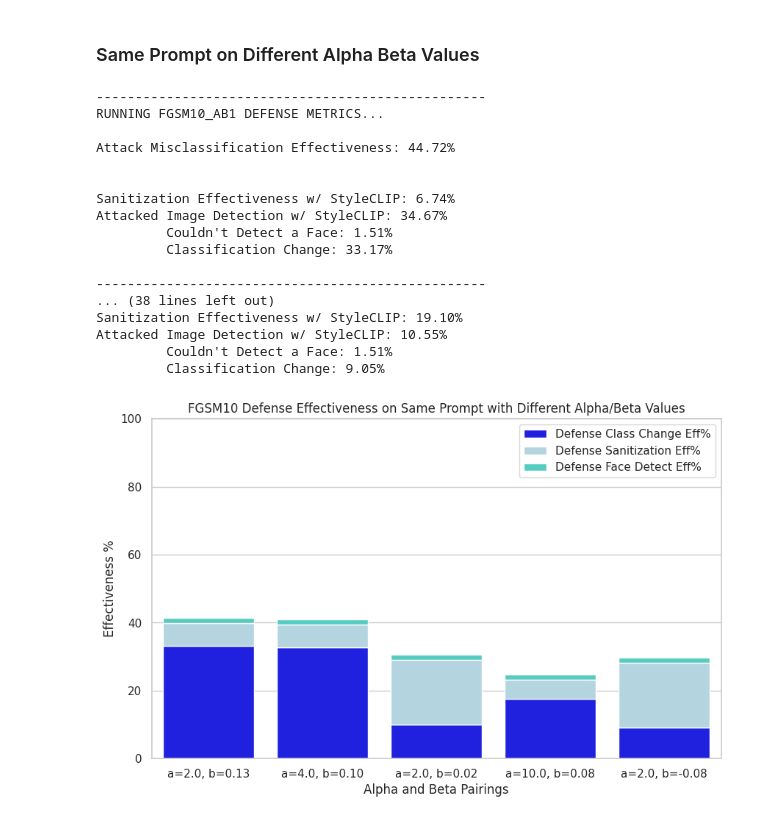
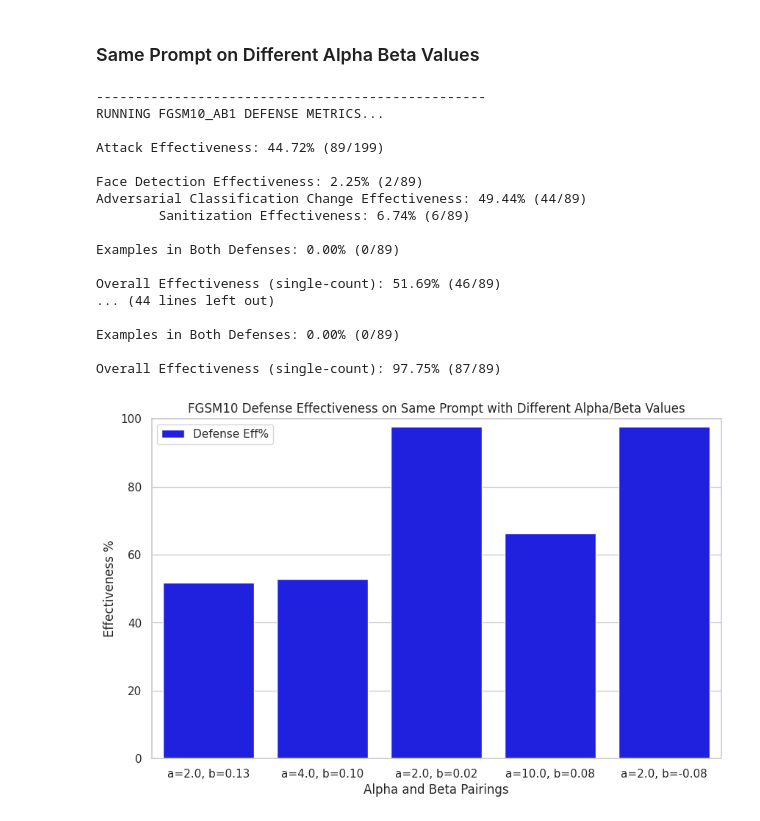
Before and after one commit to hassledw/StyleCLIP_Defense, a Jupyter notebook: celeb_metrics.ipynb, the cells around one changed output. Saved outputs shown, nothing was run; the diff lists cells and outputs as text; code cells hidden in the pictures.

```diff
--- a/celeb_metrics.ipynb
+++ b/celeb_metrics.ipynb
@@ -307,55 +314,51 @@ test_defended_df_ab4 = pd.read_csv("/home/grads/hassledw/StyleCLIP_Defense/Celeb
 fgsm10_defend_df_ab5 = pd.read_csv("/home/grads/hassledw/StyleCLIP_Defense/CelebA_HQ-Labeled/StyleCLIP-FGSM10-ab5.csv")
 test_defended_df_ab5 = pd.read_csv("/home/grads/hassledw/StyleCLIP_Defense/CelebA_HQ-Labeled/StyleCLIP-test-ab5.csv")
 
-_, _, ab1 = print_defense_metrics("FGSM10_AB1", fgsm10_attack_df, fgsm10_defend_df_ab1, fgsm10_detected_df, test_defended_df=test_defended_df_ab1)
-_, _, ab2 = print_defense_metrics("FGSM10_AB2", fgsm10_attack_df, fgsm10_defend_df_ab2, fgsm10_detected_df, test_defended_df=test_defended_df_ab2)
-_, _, ab3 = print_defense_metrics("FGSM10_AB3", fgsm10_attack_df, fgsm10_defend_df_ab3, fgsm10_detected_df, test_defended_df=test_defended_df_ab3)
-_, _, ab4 = print_defense_metrics("FGSM10_AB4", fgsm10_attack_df, fgsm10_defend_df_ab4, fgsm10_detected_df, test_defended_df=test_defended_df_ab4)
-_, _, ab5 = print_defense_metrics("FGSM10_AB5", fgsm10_attack_df, fgsm10_defend_df_ab5, fgsm10_detected_df, test_defended_df=test_defended_df_ab5)
+ab1_def, ab1_att, ab1 = print_defense_metrics("FGSM10_AB1", fgsm10_attack_df, fgsm10_defend_df_ab1, fgsm10_detected_df, test_defended_df=test_defended_df_ab1)
+ab2_def, ab2_att, ab2 = print_defense_metrics("FGSM10_AB2", fgsm10_attack_df, fgsm10_defend_df_ab2, fgsm10_detected_df, test_defended_df=test_defended_df_ab2)
+ab3_def, ab3_att, ab3 = print_defense_metrics("FGSM10_AB3", fgsm10_attack_df, fgsm10_defend_df_ab3, fgsm10_detected_df, test_defended_df=test_defended_df_ab3)
+ab4_def, ab4_att, ab4 = print_defense_metrics("FGSM10_AB4", fgsm10_attack_df, fgsm10_defend_df_ab4, fgsm10_detected_df, test_defended_df=test_defended_df_ab4)
+ab5_def, ab5_att, ab5 = print_defense_metrics("FGSM10_AB5", fgsm10_attack_df, fgsm10_defend_df_ab5, fgsm10_detected_df, test_defended_df=test_defended_df_ab5)
 
 # Sample data
 data = {
     'Category': ['a=2.0, b=0.13', 'a=4.0, b=0.10', 'a=2.0, b=0.02', 'a=10.0, b=0.08', 'a=2.0, b=-0.08'],
-    'Defense Class Change Eff%': [ab1["class_change"], ab2["class_change"], ab3["class_change"], ab4["class_change"], ab5["class_change"]],
-    'Defense Sanitization Eff%': [ab1["sanitization"], ab2["sanitization"], ab3["sanitization"], ab4["sanitization"], ab5["sanitization"]],
-    'Defense Face Detect Eff%': [ab1["face_det"], ab2["face_det"], ab3["face_det"], ab4["face_det"], ab5["face_det"]],
+    'Defense Eff%': [ab1_def, ab2_def, ab3_def, ab4_def, ab5_def]
 }
 
 df = pd.DataFrame(data)
 
 # Set the seaborn style
 sns.set(style="whitegrid")
 
 # Create a bar plot using Seaborn
 plt.figure(figsize=(10, 6))
-sns.barplot(x='Category', y='Defense Class Change Eff%', data=df, color='blue', label='Defense Class Change Eff%')
-sns.barplot(x='Category', y='Defense Sanitization Eff%', data=df, color='lightblue', label='Defense Sanitization Eff%', bottom=df['Defense Class Change Eff%'])
-sns.barplot(x='Category', y='Defense Face Detect Eff%', data=df, color='turquoise', label='Defense Face Detect Eff%', bottom=df['Defense Class Change Eff%'] + df['Defense Sanitization Eff%'])
+sns.barplot(x='Category', y='Defense Eff%', data=df, color='blue', label='Defense Eff%')
 plt.legend()
 plt.ylim(0, 100)
 
 # Set plot labels and title
 plt.xlabel('Alpha and Beta Pairings')
 plt.ylabel('Effectiveness %')
 plt.title('FGSM10 Defense Effectiveness on Same Prompt with Different Alpha/Beta Values')
 # Show the plot
 plt.show()
 # %% [output]
 --------------------------------------------------
 RUNNING FGSM10_AB1 DEFENSE METRICS...
 
-Attack Misclassification Effectiveness: 44.72%
+Attack Effectiveness: 44.72% (89/199)
 
+Face Detection Effectiveness: 2.25% (2/89)
+Adversarial Classification Change Effectiveness: 49.44% (44/89)
+        Sanitization Effectiveness: 6.74% (6/89)
 
-Sanitization Effectiveness w/ StyleCLIP: 6.74%
-Attacked Image Detection w/ StyleCLIP: 34.67%
-         Couldn't Detect a Face: 1.51%
-         Classification Change: 33.17%
+Examples in Both Defenses: 0.00% (0/89)
 
---------------------------------------------------
-... (38 lines left out)
-Sanitization Effectiveness w/ StyleCLIP: 19.10%
-Attacked Image Detection w/ StyleCLIP: 10.55%
-         Couldn't Detect a Face: 1.51%
-         Classification Change: 9.05%
+Overall Effectiveness (single-count): 51.69% (46/89)
+... (44 lines left out)
+
+Examples in Both Defenses: 0.00% (0/89)
+
+Overall Effectiveness (single-count): 97.75% (87/89)
-[figure, old version]
+[figure, new version]
```
Also changed, not shown: parts of 9 cells of this notebook, 25 other files.
